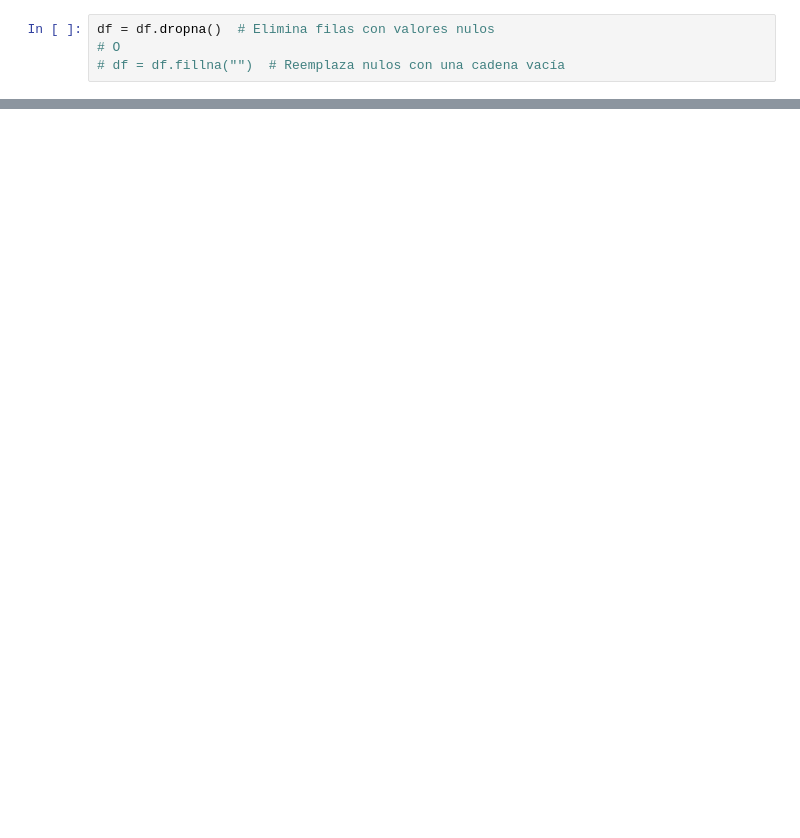
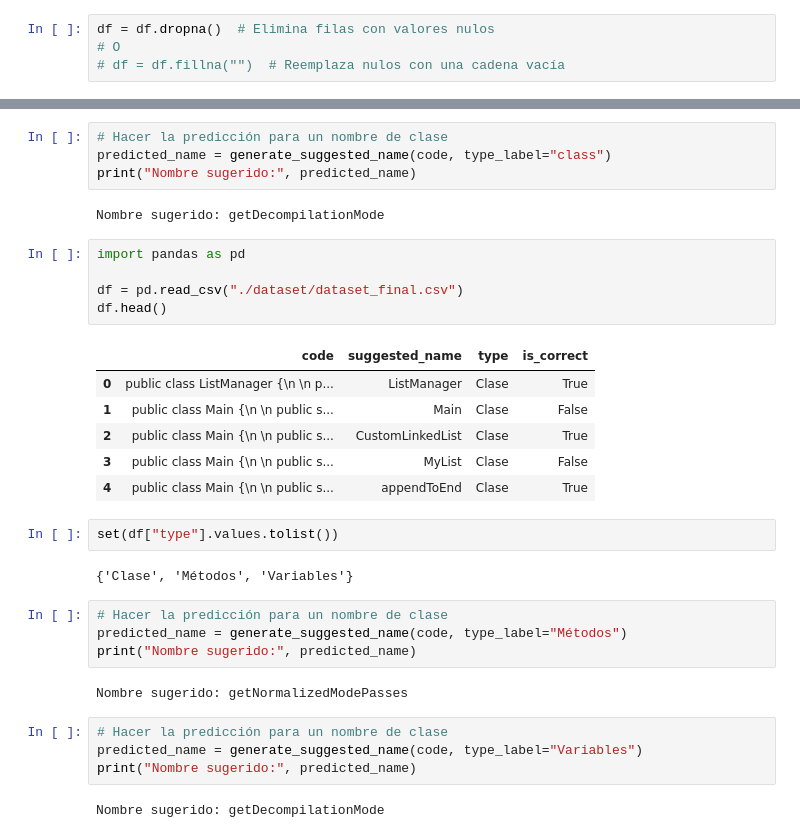
Before and after one commit to MiguelG52/TT-A110, a Jupyter notebook: Python module/first.ipynb, the cells around one changed output, grey strips where cells are left out. Saved outputs shown, nothing was run; the diff lists cells and outputs as text; blank space fills up the shorter version.

```diff
--- a/Python module/first.ipynb
+++ b/Python module/first.ipynb
@@ -498,0 +878,34 @@ dtype: int64
+# %%
+# Hacer la predicción para un nombre de clase
+predicted_name = generate_suggested_name(code, type_label="class")
+print("Nombre sugerido:", predicted_name)
+# %% [output]
+Nombre sugerido: getDecompilationMode
+# %%
+import pandas as pd
+
+df = pd.read_csv("./dataset/dataset_final.csv")
+df.head()
+# %% [output]
+|  | code | suggested_name | type | is_correct |
+| 0 | public class ListManager {\n \n p... | ListManager | Clase | True |
+| 1 | public class Main {\n \n public s... | Main | Clase | False |
+| 2 | public class Main {\n \n public s... | CustomLinkedList | Clase | True |
+| 3 | public class Main {\n \n public s... | MyList | Clase | False |
+| 4 | public class Main {\n \n public s... | appendToEnd | Clase | True |
+# %%
+set(df["type"].values.tolist())
+# %% [output]
+{'Clase', 'Métodos', 'Variables'}
+# %%
+# Hacer la predicción para un nombre de clase
+predicted_name = generate_suggested_name(code, type_label="Métodos")
+print("Nombre sugerido:", predicted_name)
+# %% [output]
+Nombre sugerido: getNormalizedModePasses
+# %%
+# Hacer la predicción para un nombre de clase
+predicted_name = generate_suggested_name(code, type_label="Variables")
+print("Nombre sugerido:", predicted_name)
+# %% [output]
+Nombre sugerido: getDecompilationMode
```
Also changed, not shown: parts of 9 cells of this notebook, 1 other file.
